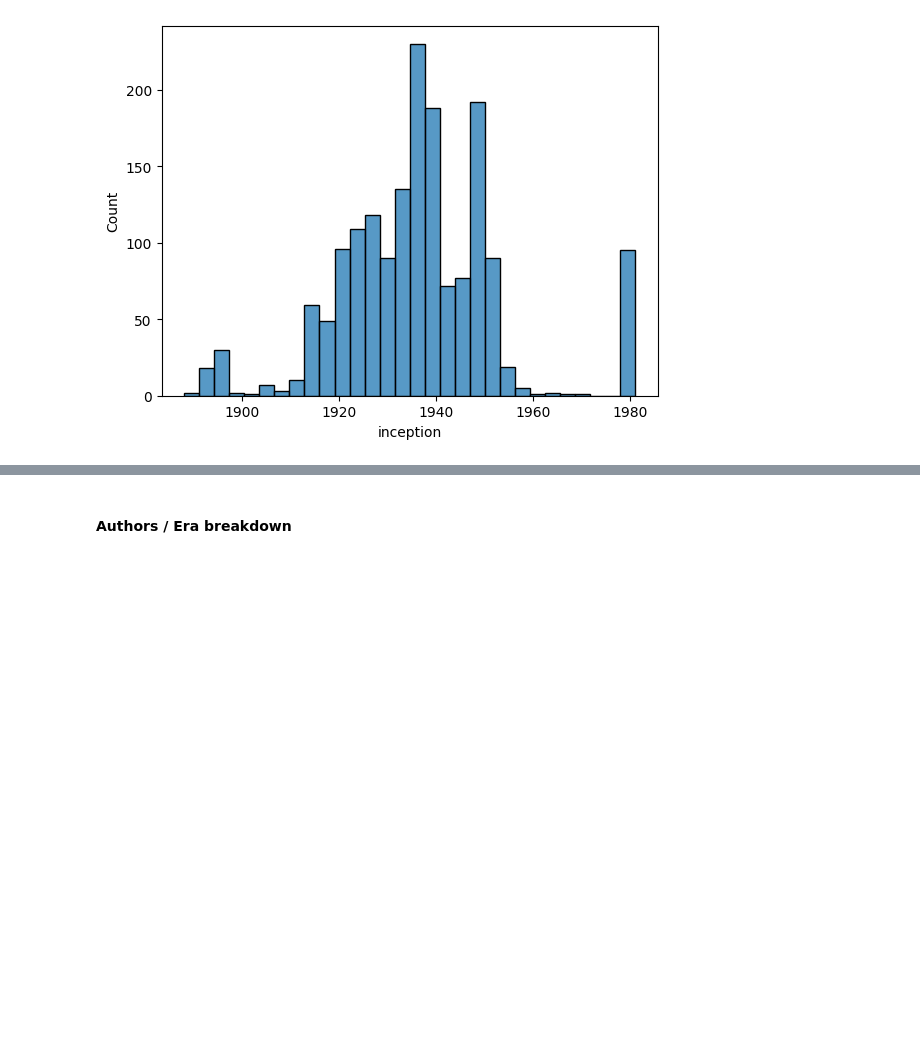
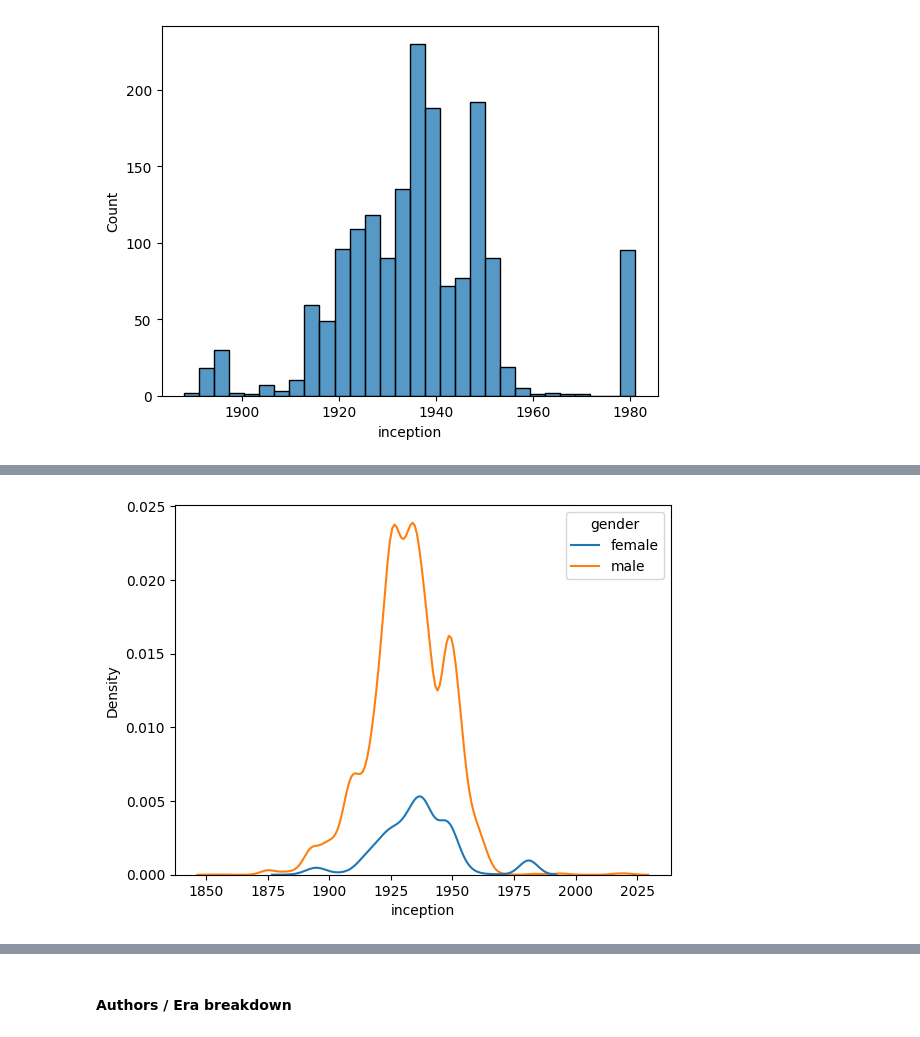
Before and after one commit to j-chowder/japanese_literature, a Jupyter notebook: eda.ipynb, the cells around one changed output, grey strips where cells are left out. Saved outputs shown, nothing was run; the diff lists cells and outputs as text; code cells hidden in the pictures; blank space fills up the shorter version.

```diff
--- a/eda.ipynb
+++ b/eda.ipynb
@@ -553,0 +572,7 @@ sns.histplot(female_works['inception'])
+# %%
+female_works['gender'] = 'female'
+male_works['gender'] = 'male'
+
+genders = pd.concat([female_works, male_works], ignore_index=True)
+
+genders = genders[genders['inception'] > 1800]
@@ -553,0 +590,4 @@ sns.histplot(female_works['inception'])
+# %%
+sns.kdeplot(genders, x = 'inception', hue='gender')
+# %% [output]
+[figure, added]
```
Also changed, not shown: parts of 6 cells of this notebook, 4 other files.
